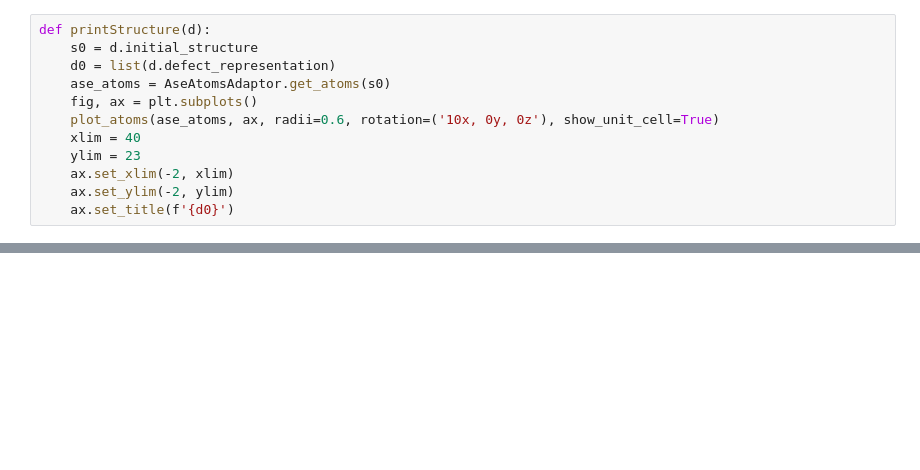
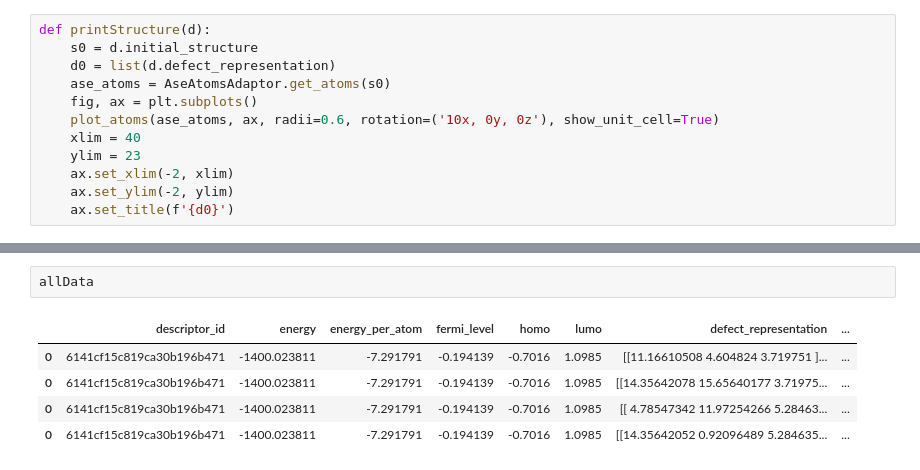
Before and after one commit to AndreyLebedinskiy/symbolic-regression-for-2d-materials, a Jupyter notebook: Get_coords.ipynb, the cells around one changed output, grey strips where cells are left out. Drawn from its saved outputs; the diff is of its cells as text; blank space fills up the shorter version.

```diff
--- a/Get_coords.ipynb
+++ b/Get_coords.ipynb
@@ -196,0 +186,8 @@ Energy: 7.401537030377211 Defects: [7, 184, 176]
+# %%
+allData
+# %% [output]
+|  | descriptor_id | energy | energy_per_atom | fermi_level | homo | lumo | defect_representation | ... |
+| 0 | 6141cf15c819ca30b196b471 | -1400.023811 | -7.291791 | -0.194139 | -0.7016 | 1.0985 | [[11.16610508 4.604824 3.719751 ]... | ... |
+| 0 | 6141cf15c819ca30b196b471 | -1400.023811 | -7.291791 | -0.194139 | -0.7016 | 1.0985 | [[14.35642078 15.65640177 3.71975... | ... |
+| 0 | 6141cf15c819ca30b196b471 | -1400.023811 | -7.291791 | -0.194139 | -0.7016 | 1.0985 | [[ 4.78547342 11.97254266 5.28463... | ... |
+| 0 | 6141cf15c819ca30b196b471 | -1400.023811 | -7.291791 | -0.194139 | -0.7016 | 1.0985 | [[14.35642052 0.92096489 5.284635... | ... |
```
Also changed, not shown: parts of 5 cells of this notebook.
